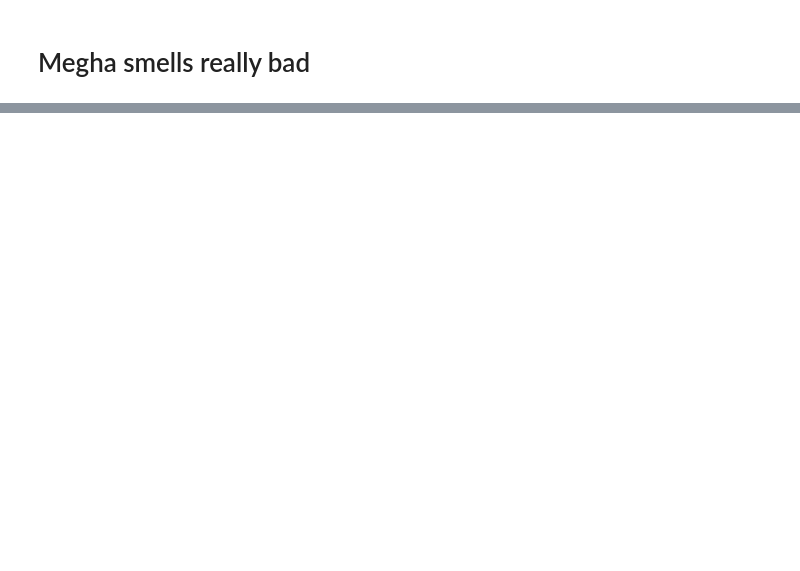
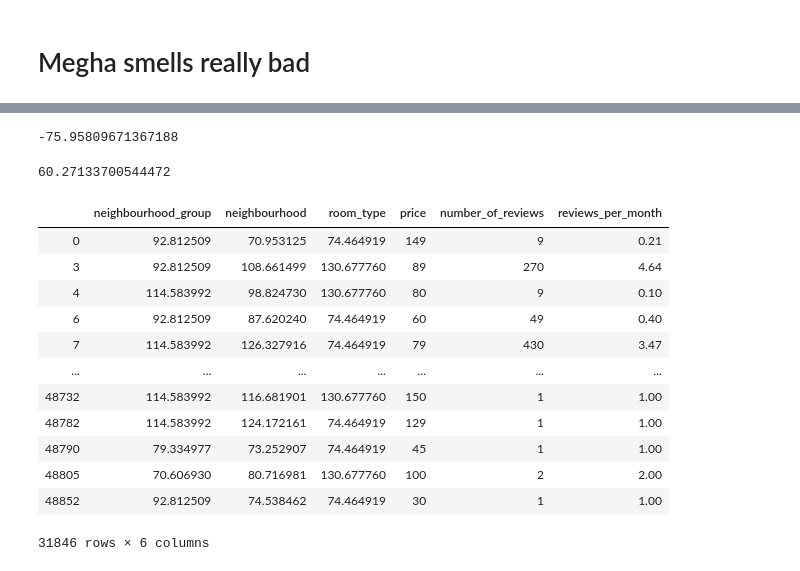
Before and after one commit to mguggari/mguggari.github.io, a Jupyter notebook: Rohit.ipynb, the cells around one changed output, grey strips where cells are left out. Drawn from its saved outputs; the diff is of its cells as text; code cells hidden in the pictures; blank space fills up the shorter version.

```diff
--- a/Rohit.ipynb
+++ b/Rohit.ipynb
@@ -120,0 +240,4 @@ data.sort_values(["price"])
+# %%
+neighbourhood_averages2 = {}
+for k in neighbourhood_averages:
+    neighbourhood_averages2[k] = neighbourhood_averages[k][1]/neighbourhood_averages[k][0]
@@ -120,0 +264,6 @@ data.sort_values(["price"])
+# %%
+def neighbourhood_change(n):
+    global neighbourhood_averages2
+    return neighbourhood_averages2[n]
+
+pre.neighbourhood = pre["neighbourhood"].apply(neighbourhood_change)
@@ -120,0 +276,24 @@ data.sort_values(["price"])
+# %%
+i
+# %% [output]
+-75.95809671367188
+# %%
+88.12*a[1] + 81.574*a[2] + 0.21*a[3] + i
+# %% [output]
+60.27133700544472
+# %%
+pre
+# %% [output]
+|  | neighbourhood_group | neighbourhood | room_type | price | number_of_reviews | reviews_per_month |
+| 0 | 92.812509 | 70.953125 | 74.464919 | 149 | 9 | 0.21 |
+| 3 | 92.812509 | 108.661499 | 130.677760 | 89 | 270 | 4.64 |
+| 4 | 114.583992 | 98.824730 | 130.677760 | 80 | 9 | 0.10 |
+| 6 | 92.812509 | 87.620240 | 74.464919 | 60 | 49 | 0.40 |
+| 7 | 114.583992 | 126.327916 | 74.464919 | 79 | 430 | 3.47 |
+| ... | ... | ... | ... | ... | ... | ... |
+| 48732 | 114.583992 | 116.681901 | 130.677760 | 150 | 1 | 1.00 |
+| 48782 | 114.583992 | 124.172161 | 74.464919 | 129 | 1 | 1.00 |
+| 48790 | 79.334977 | 73.252907 | 74.464919 | 45 | 1 | 1.00 |
+| 48805 | 70.606930 | 80.716981 | 130.677760 | 100 | 2 | 2.00 |
+| 48852 | 92.812509 | 74.538462 | 74.464919 | 30 | 1 | 1.00 |
+31846 rows × 6 columns
```
Also changed, not shown: parts of 11 cells of this notebook, 1 other file.
